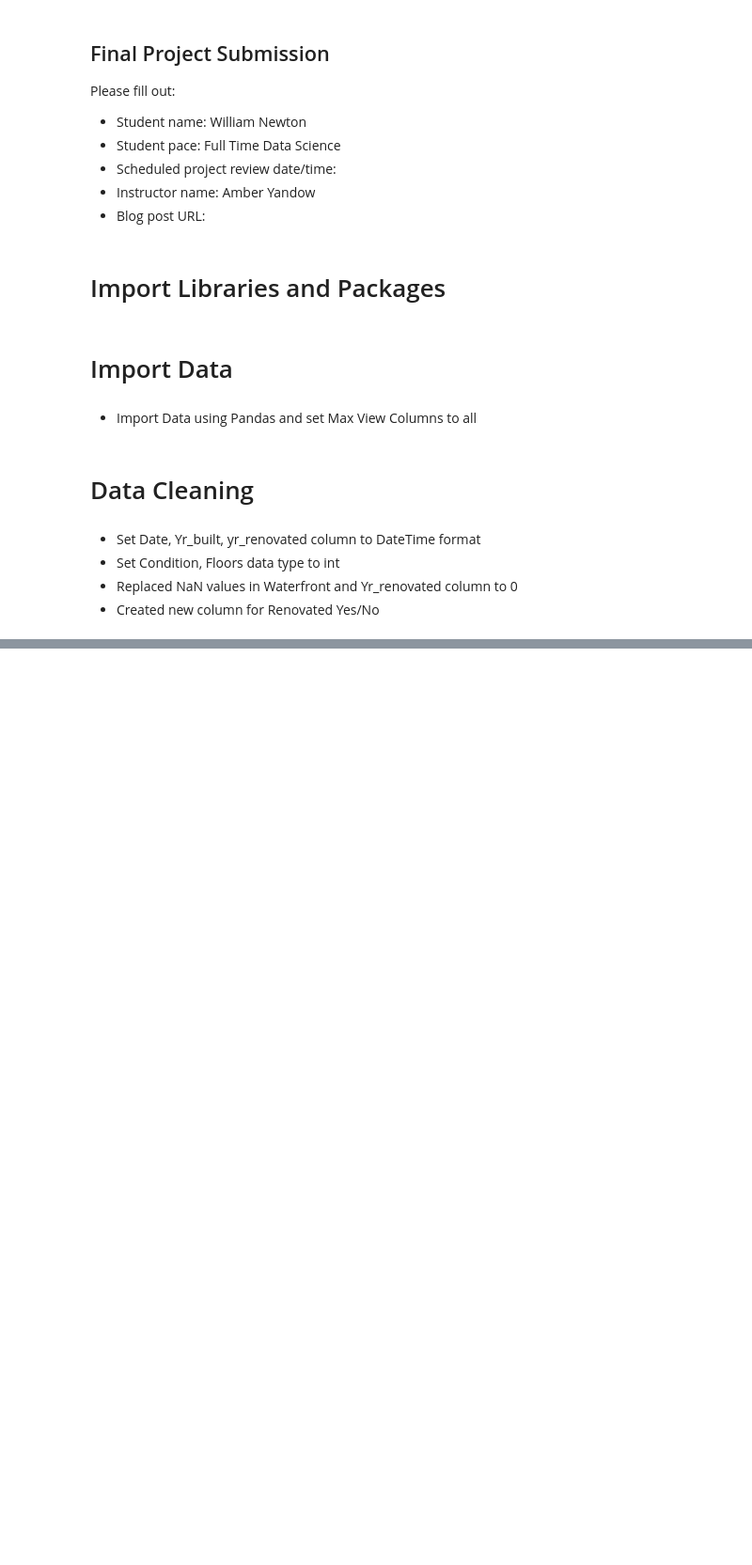
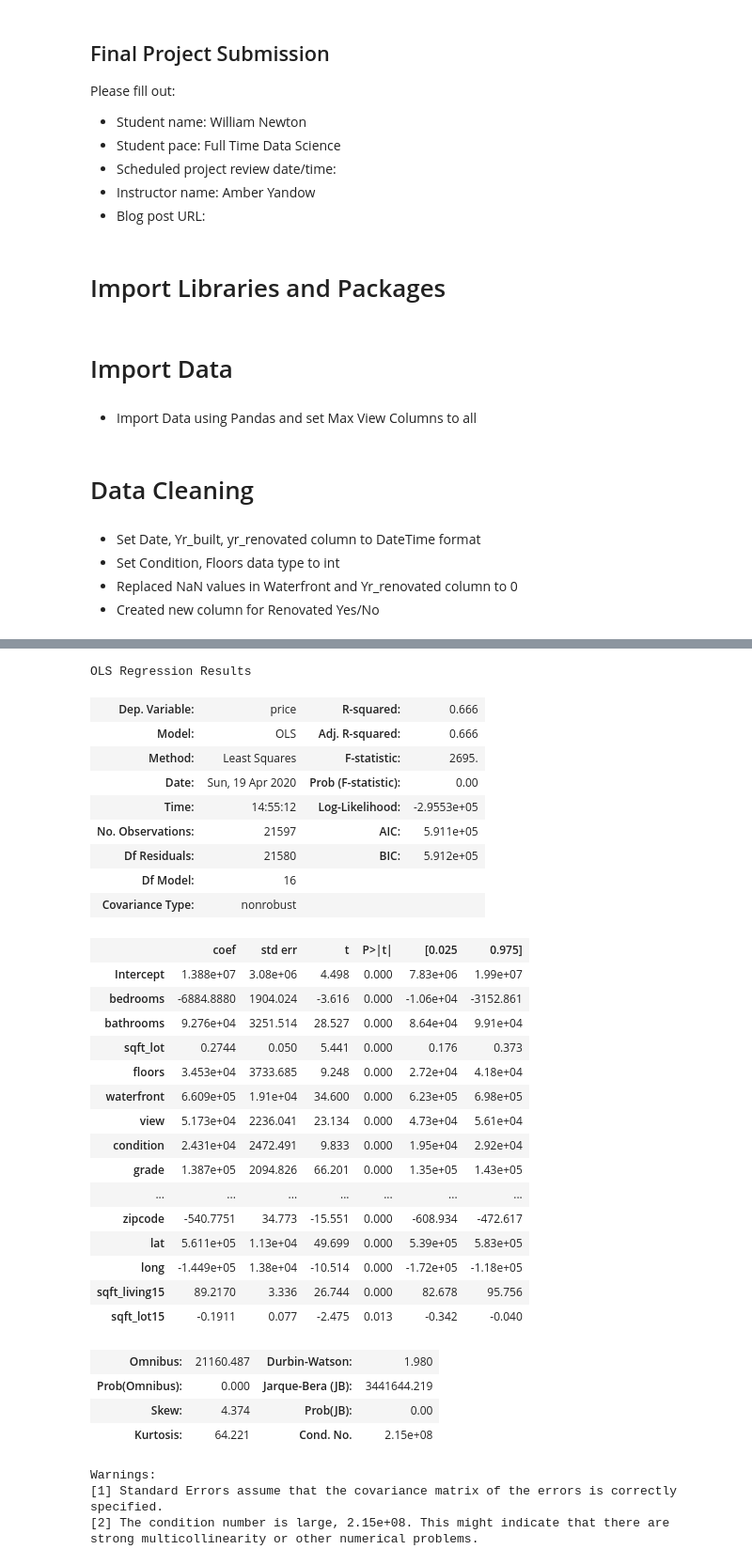
Before and after one commit to will4865/Predicting-Real-Estate-Prices, a Jupyter notebook: student.ipynb, the cells around one changed output, grey strips where cells are left out. Shown: that part at 94% size. Cells and saved outputs as stored; diff of their text form; code cells hidden in the pictures; blank space fills up the shorter version.

```diff
--- a/student.ipynb
+++ b/student.ipynb
@@ -69,0 +108,37 @@ df.head()
+# %%
+model.summary()
+# %% [output]
+OLS Regression Results
+| Dep. Variable: | price | R-squared: | 0.666 |
+| Model: | OLS | Adj. R-squared: | 0.666 |
+| Method: | Least Squares | F-statistic: | 2695. |
+| Date: | Sun, 19 Apr 2020 | Prob (F-statistic): | 0.00 |
+| Time: | 14:55:12 | Log-Likelihood: | -2.9553e+05 |
+| No. Observations: | 21597 | AIC: | 5.911e+05 |
+| Df Residuals: | 21580 | BIC: | 5.912e+05 |
+| Df Model: | 16 |  |  |
+| Covariance Type: | nonrobust |  |  |
+|  | coef | std err | t | P>|t| | [0.025 | 0.975] |
+| Intercept | 1.388e+07 | 3.08e+06 | 4.498 | 0.000 | 7.83e+06 | 1.99e+07 |
+| bedrooms | -6884.8880 | 1904.024 | -3.616 | 0.000 | -1.06e+04 | -3152.861 |
+| bathrooms | 9.276e+04 | 3251.514 | 28.527 | 0.000 | 8.64e+04 | 9.91e+04 |
+| sqft_lot | 0.2744 | 0.050 | 5.441 | 0.000 | 0.176 | 0.373 |
+| floors | 3.453e+04 | 3733.685 | 9.248 | 0.000 | 2.72e+04 | 4.18e+04 |
+| waterfront | 6.609e+05 | 1.91e+04 | 34.600 | 0.000 | 6.23e+05 | 6.98e+05 |
+| view | 5.173e+04 | 2236.041 | 23.134 | 0.000 | 4.73e+04 | 5.61e+04 |
+| condition | 2.431e+04 | 2472.491 | 9.833 | 0.000 | 1.95e+04 | 2.92e+04 |
+| grade | 1.387e+05 | 2094.826 | 66.201 | 0.000 | 1.35e+05 | 1.43e+05 |
+| ... | ... | ... | ... | ... | ... | ... |
+| zipcode | -540.7751 | 34.773 | -15.551 | 0.000 | -608.934 | -472.617 |
+| lat | 5.611e+05 | 1.13e+04 | 49.699 | 0.000 | 5.39e+05 | 5.83e+05 |
+| long | -1.449e+05 | 1.38e+04 | -10.514 | 0.000 | -1.72e+05 | -1.18e+05 |
+| sqft_living15 | 89.2170 | 3.336 | 26.744 | 0.000 | 82.678 | 95.756 |
+| sqft_lot15 | -0.1911 | 0.077 | -2.475 | 0.013 | -0.342 | -0.040 |
+| Omnibus: | 21160.487 | Durbin-Watson: | 1.980 |
+| Prob(Omnibus): | 0.000 | Jarque-Bera (JB): | 3441644.219 |
+| Skew: | 4.374 | Prob(JB): | 0.00 |
+| Kurtosis: | 64.221 | Cond. No. | 2.15e+08 |
+Warnings:
+[1] Standard Errors assume that the covariance matrix of the errors is correctly specified.
+[2] The condition number is large, 2.15e+08. This might indicate that there are
+strong multicollinearity or other numerical problems.
```
Also changed, not shown: parts of 18 cells of this notebook.
